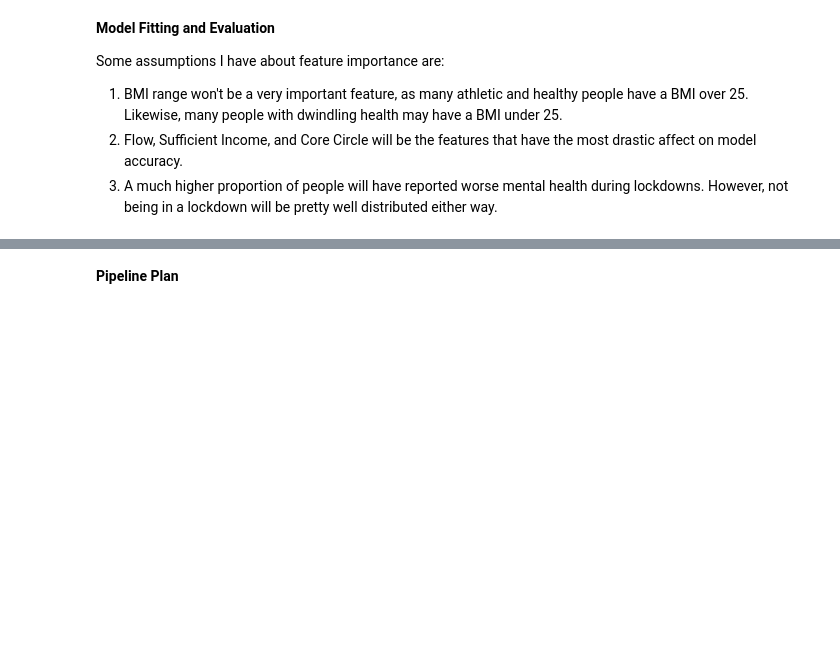
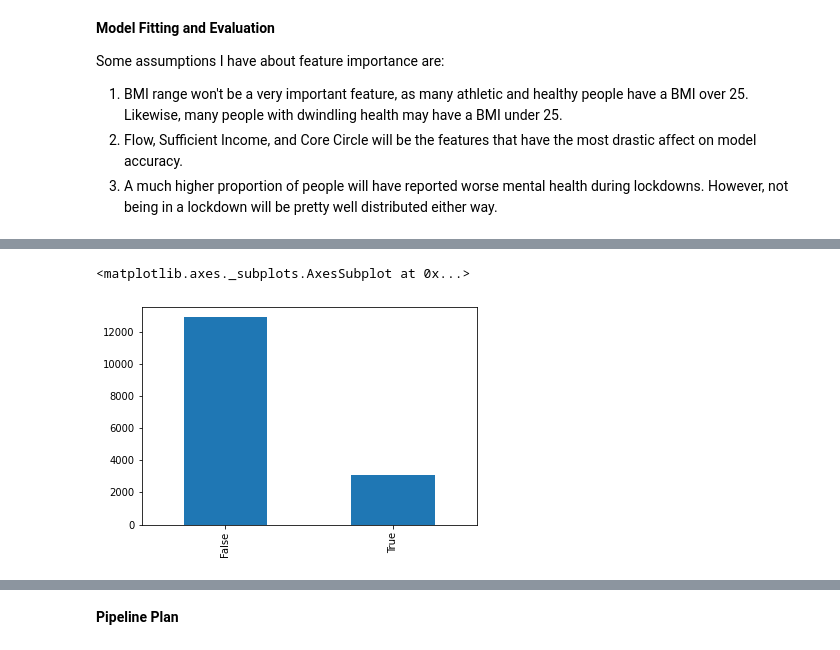
Before and after one commit to ishankaul1/failed_ml_project_lol, a Jupyter notebook: Assignment1.ipynb, the cells around one changed output, grey strips where cells are left out. Saved outputs shown, nothing was run; the diff lists cells and outputs as text; code cells hidden in the pictures; blank space fills up the shorter version.

```diff
--- a/Assignment1.ipynb
+++ b/Assignment1.ipynb
@@ -230,0 +249,17 @@ Some assumptions I have about feature importance are:
+# %%
+
+import datetime
+
+def timestamp_to_during_covid_restrictions(l):
+  date_start = datetime.datetime(2020, 3, 15)
+  date_end = datetime.datetime(2022, 3, 28)
+  return list(map(lambda x : x > date_start and x < date_end, l))
+
+covid_restrictions_col = timestamp_to_during_covid_restrictions(wellbeing_data['Timestamp'])
+covid_restrictions_df = pd.DataFrame()
+covid_restrictions_df['during_restrictions'] = covid_restrictions_col
+
+display(covid_restrictions_df['during_restrictions'].value_counts().plot(kind='bar'))
+# %% [output]
+<matplotlib.axes._subplots.AxesSubplot at 0x...>
+[figure, added]
```
Also changed, not shown: parts of 9 cells of this notebook.
